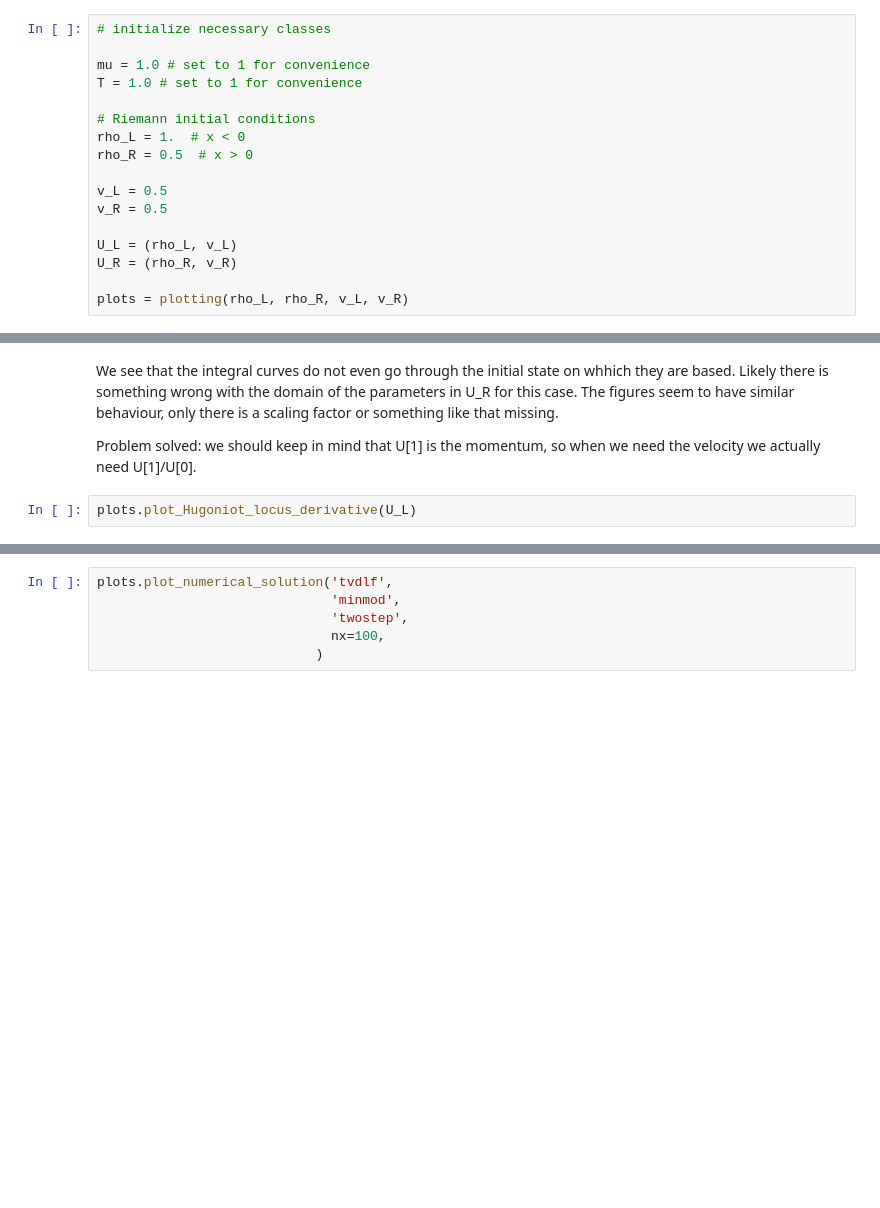
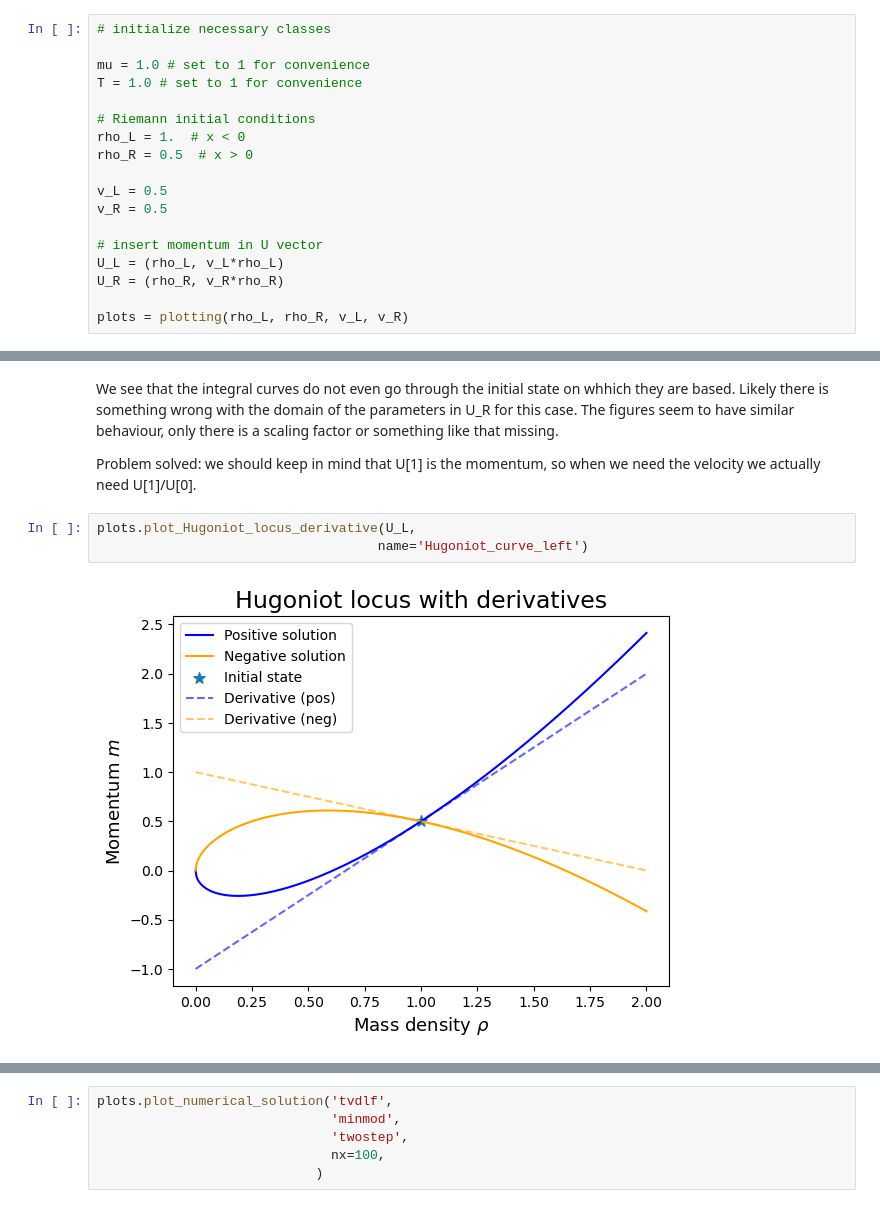
Before and after one commit to BertDepoorter/Individual_CMfAA, a Jupyter notebook: debugging.ipynb, the cells around one changed output, grey strips where cells are left out. Saved outputs shown, nothing was run; the diff lists cells and outputs as text; blank space fills up the shorter version.

Commit message:
plotting

```diff
--- a/debugging.ipynb
+++ b/debugging.ipynb
@@ -24,8 +24,9 @@ rho_R = 0.5  # x > 0
 v_L = 0.5
 v_R = 0.5
 
-U_L = (rho_L, v_L)
-U_R = (rho_R, v_R)
+# insert momentum in U vector
+U_L = (rho_L, v_L*rho_L)
+U_R = (rho_R, v_R*rho_R)
 
 plots = plotting(rho_L, rho_R, v_L, v_R)
 # %% [markdown]
@@ -63,4 +64,7 @@ We see that the integral curves do not even go through the initial state on whhi
 
 Problem solved: we should keep in mind that U[1] is the momentum, so when we need the velocity we actually need U[1]/U[0].
 # %%
-plots.plot_Hugoniot_locus_derivative(U_L)
+plots.plot_Hugoniot_locus_derivative(U_L,
+                                    name='Hugoniot_curve_left')
+# %% [output]
+[figure, added]
```
Also changed, not shown: parts of 4 cells of this notebook, 6 other files.
